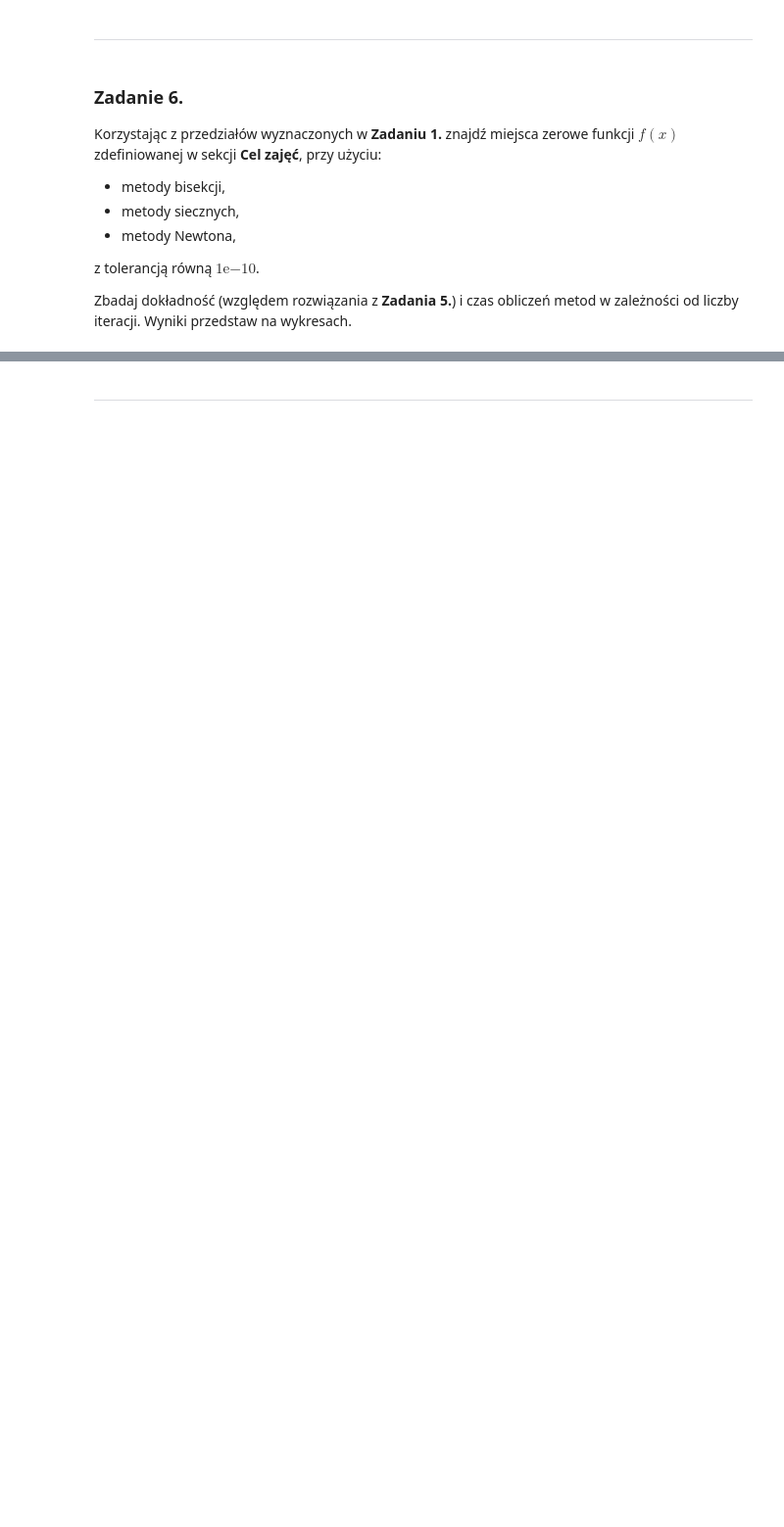
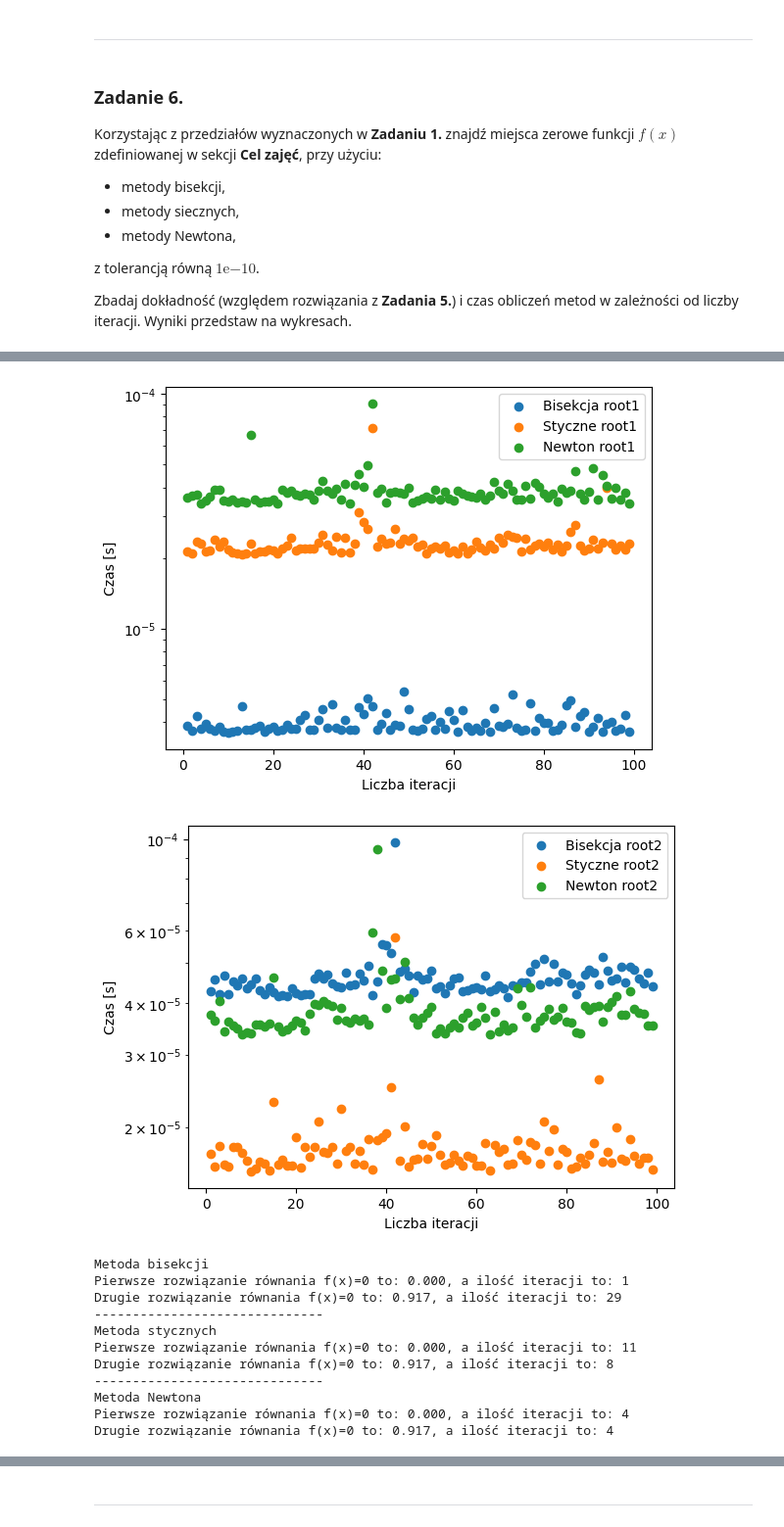
Before and after one commit to MN-KJ-2025/lab8-nieliniowe-Jakub0071, a Jupyter notebook: sprawozdanie.ipynb, the cells around one changed output, grey strips where cells are left out. Shown: that part at 98% size. Drawn from its saved outputs; the diff is of its cells as text; code cells hidden in the pictures; blank space fills up the shorter version.

```diff
--- a/sprawozdanie.ipynb
+++ b/sprawozdanie.ipynb
@@ -408,0 +266,64 @@ Metoda siecznych działa szybciej niż bisekcja, ale jej dokładność jest wyra
+# %%
+# ===== Twoja implementacja tutaj =====
+h = 0.0001
+f = lambda x: np.exp(-2 * x) + x**2 - 1
+df = lambda x: main.difference_quotient(f, x, h)
+ddf = lambda x: main.difference_quotient(df, x, h)
+
+tb1_list = []
+tb2_list = []
+ts1_list = []
+ts2_list = []
+tn1_list = []
+tn2_list = []
+
+for i in range(1,100):
+    root1_bisection = main.bisection(-0.1, 0.1, main.func, 1e-10, 50)
+    root2_bisection = main.bisection(0.9, 1.0, main.func, 1e-10, 50)
+    root1_secant = main.secant(-0.1, 0.1, main.func, 1e-10, 50)
+    root2_secant = main.secant(0.9, 1.0, main.func, 1e-10, 50)
+    root1_newton = main.newton(f, df, ddf, -0.1, 0.1, 1e-10, 50)
+    root2_newton = main.newton(f, df, ddf, 0.9, 1.0, 1e-10, 50)
+    tb1 = %timeit -n 20 -r 20 -o main.bisection(-0.1, 0.1, main.func, 1e-10, 50)
+    tb1_list.append(tb1.average)
+    tb2 = %timeit -n 20 -r 20 -o main.bisection(0.9, 1.0, main.func, 1e-10, 50)
+    tb2_list.append(tb2.average)
+    ts1 = %timeit -n 20 -r 20 -o main.secant(-0.1, 0.1, main.func, 1e-10, 50)
+    ts1_list.append(ts1.average)
+    ts2 = %timeit -n 20 -r 20 -o main.secant(0.9, 1.0, main.func, 1e-10, 50)
+    ts2_list.append(ts2.average)
+    tn1 = %timeit -n 20 -r 20 -o main.newton(f, df, ddf, -0.1, 0.1, 1e-10, 50)
+    tn1_list.append(tn1.average)
+    tn2 = %timeit -n 20 -r 20 -o main.newton(f, df, ddf, 0.9, 1.0, 1e-10, 50)
+    tn2_list.append(tn2.average)
+
+plt.scatter(range(1,100), tb1_list, label='Bisekcja root1')
+plt.scatter(range(1,100), ts1_list, label='Styczne root1')
+plt.scatter(range(1,100), tn1_list, label='Newton root1')
+plt.yscale('log')
+plt.xlabel('Liczba iteracji')
+plt.ylabel('Czas [s]')
+plt.legend()
+plt.figure()
+plt.scatter(range(1,100), tb2_list, label='Bisekcja root2')
+plt.scatter(range(1,100), ts2_list, label='Styczne root2')
+plt.scatter(range(1,100), tn2_list, label='Newton root2')
+plt.yscale('log')
+plt.xlabel('Liczba iteracji')
+plt.ylabel('Czas [s]')
+plt.legend()
+plt.show()
+
+
+print('Metoda bisekcji')
+print(f"Pierwsze rozwiązanie równania f(x)=0 to: {root1_bisection[0]:.3f}, a ilość iteracji to: {root1_bisection[1]}")
+print(f"Drugie rozwiązanie równania f(x)=0 to: {root2_bisection[0]:.3f}, a ilość iteracji to: {root2_bisection[1]}")
+print('-'*30)
+print('Metoda stycznych')
+print(f"Pierwsze rozwiązanie równania f(x)=0 to: {root1_secant[0]:.3f}, a ilość iteracji to: {root1_secant[1]}")
+print(f"Drugie rozwiązanie równania f(x)=0 to: {root2_secant[0]:.3f}, a ilość iteracji to: {root2_secant[1]}")
+print('-'*30)
+print('Metoda Newtona')
+print(f"Pierwsze rozwiązanie równania f(x)=0 to: {float(root1_newton[0]):.3f}, a ilość iteracji to: {root1_newton[1]}")
+print(f"Drugie rozwiązanie równania f(x)=0 to: {float(root2_newton[0]):.3f}, a ilość iteracji to: {root2_newton[1]}")
+# %% [output]
@@ -408,0 +347,13 @@ Metoda siecznych działa szybciej niż bisekcja, ale jej dokładność jest wyra
+[figure, added]
+[figure, added]
+Metoda bisekcji
+Pierwsze rozwiązanie równania f(x)=0 to: 0.000, a ilość iteracji to: 1
+Drugie rozwiązanie równania f(x)=0 to: 0.917, a ilość iteracji to: 29
+------------------------------
+Metoda stycznych
+Pierwsze rozwiązanie równania f(x)=0 to: 0.000, a ilość iteracji to: 11
+Drugie rozwiązanie równania f(x)=0 to: 0.917, a ilość iteracji to: 8
+------------------------------
+Metoda Newtona
+Pierwsze rozwiązanie równania f(x)=0 to: 0.000, a ilość iteracji to: 4
+Drugie rozwiązanie równania f(x)=0 to: 0.917, a ilość iteracji to: 4
```
Also changed, not shown: parts of 14 cells of this notebook.
